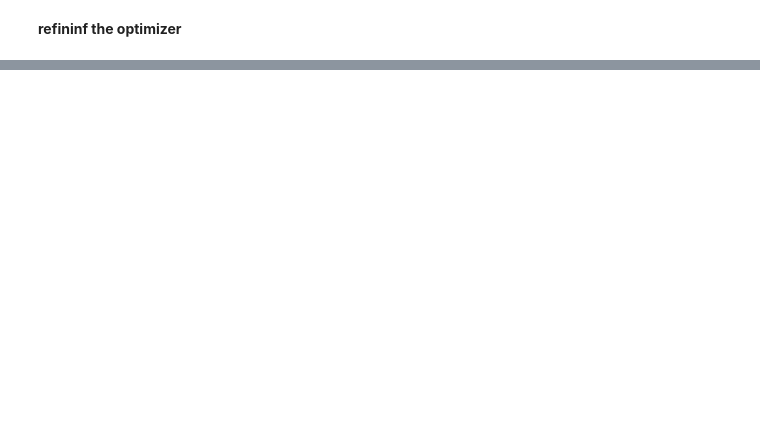
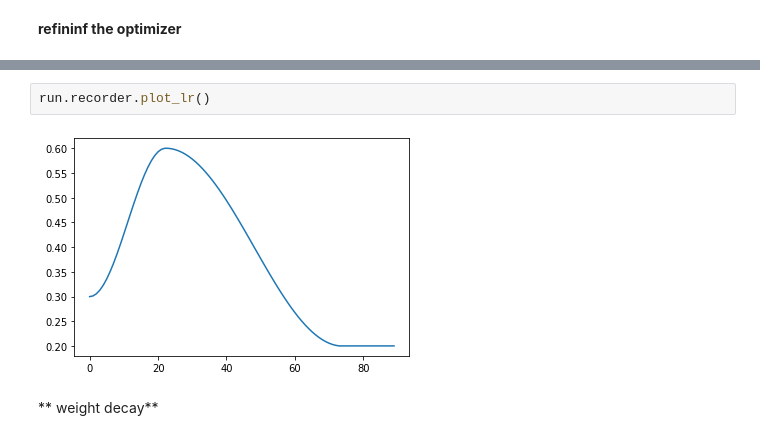
Before and after one commit to Hlompho-Dash/first_try_of_fastai, a Jupyter notebook: 09_optimizers.ipynb, the cells around one changed output, grey strips where cells are left out. Cells and saved outputs as stored; diff of their text form; blank space fills up the shorter version.

```diff
--- a/09_optimizers.ipynb
+++ b/09_optimizers.ipynb
@@ -311,0 +367,6 @@ class Optimizer():
+# %%
+run.recorder.plot_lr()
+# %% [output]
+[figure, added]
+# %% [markdown]
+** weight decay**
```
Also changed, not shown: parts of 56 cells of this notebook, 2 other files.
